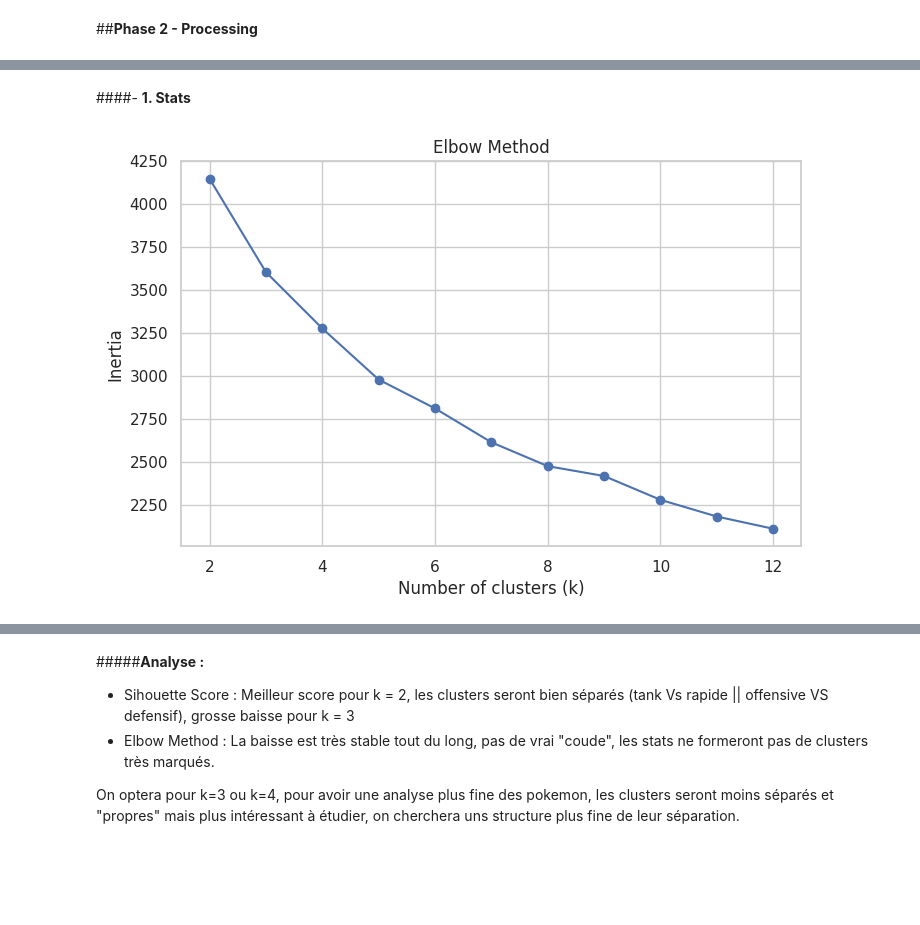
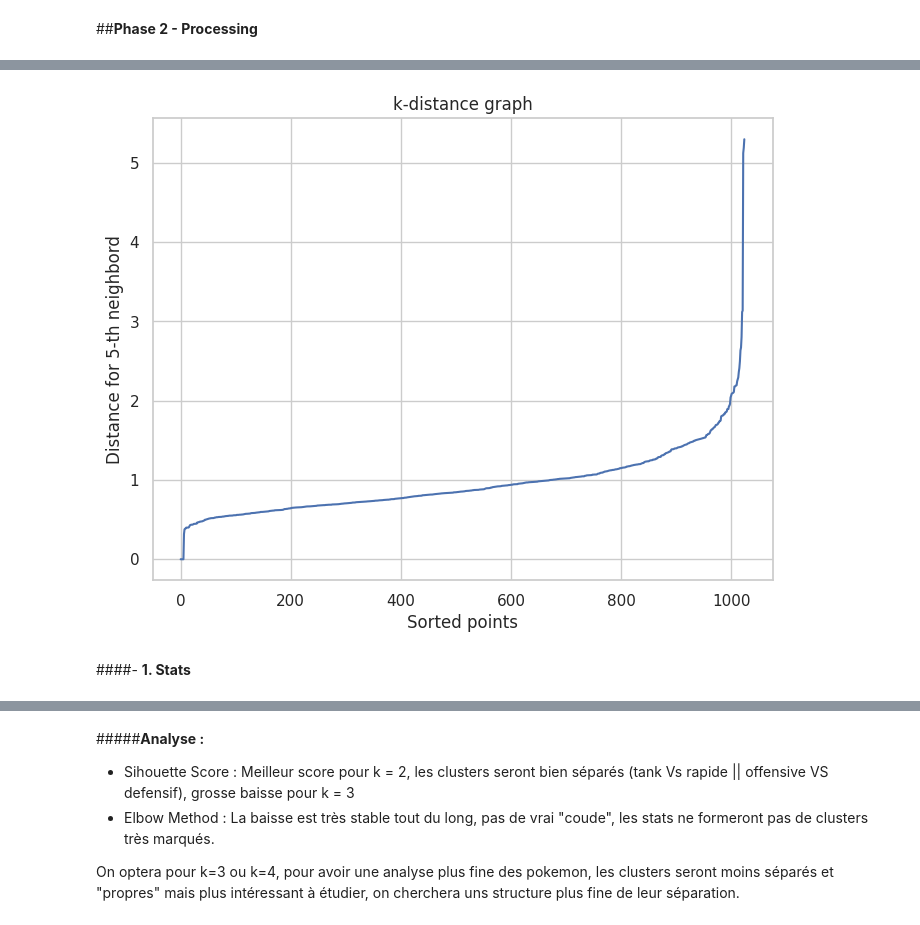
Before and after one commit to NathanaelLUCETTE/projet_ML, a Jupyter notebook: pokemon_clustering_project.ipynb, the cells around one changed output, grey strips where cells are left out. Saved outputs shown, nothing was run; the diff lists cells and outputs as text; code cells hidden in the pictures; blank space fills up the shorter version.

Commit message:
Réaménagement fonctions + k-distance plot function

```diff
--- a/pokemon_clustering_project.ipynb
+++ b/pokemon_clustering_project.ipynb
@@ -454,28 +504,25 @@ df_phys_scaled = scaler.fit_transform(df_phys)
+# %%
+##K-distance plot
+from sklearn.neighbors import NearestNeighbors
+import numpy as np
+import matplotlib.pyplot as plt
+
+def plot_kdist(data_scaled, k=5):
+    neigh = NearestNeighbors(n_neighbors=k)
+    neigh.fit(data_scaled)
+    distances, indices = neigh.kneighbors(data_scaled)
+    distances = np.sort(distances[:, k-1])
+
+    plt.figure(figsize=(8,6))
+    plt.plot(distances)
+    plt.title("k-distance graph")
+    plt.xlabel("Sorted points")
+    plt.ylabel(f"Distance for {k}-th neighbord")
+    plt.grid(True)
+    plt.show()
+
+plot_kdist(df_stats_scaled)
+# %% [output]
+[figure, added]
 # %% [markdown]
 ####- **1. Stats**
-# %%
-##Elbow Method
-from sklearn.cluster import KMeans
-import matplotlib.pyplot as plt
-
-def plot_elbow(data, max_k=12):
-    inertias = []
-    K = range(2, max_k+1)
-
-    for k in K:
-        kmeans = KMeans(n_clusters=k, random_state=42)
-        kmeans.fit(data)
-        inertias.append(kmeans.inertia_)
-
-    plt.figure(figsize=(8,5))
-    plt.plot(K, inertias, marker='o')
-    plt.xlabel("Number of clusters (k)")
-    plt.ylabel("Inertia")
-    plt.title("Elbow Method")
-    plt.grid(True)
-    plt.show()
-
-# Exemple : utiliser df_stats_scaled
-plot_elbow(df_stats_scaled)
-# %% [output]
-[figure, removed]
```
Also changed, not shown: parts of 38 cells of this notebook.
